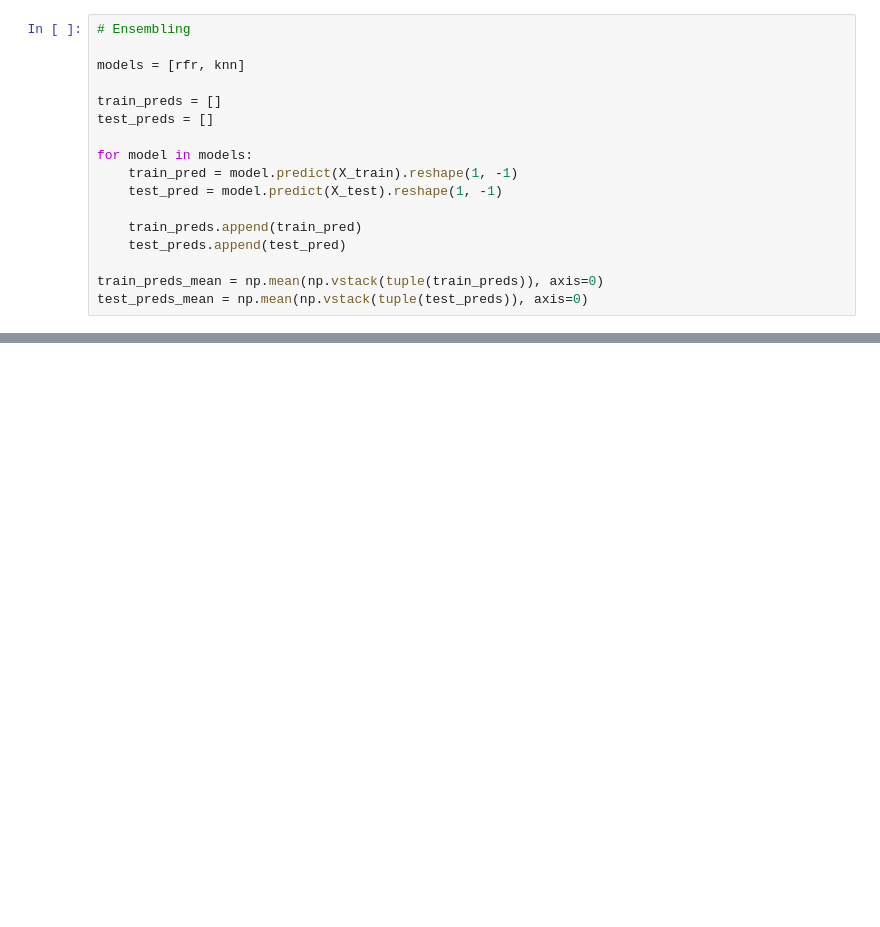
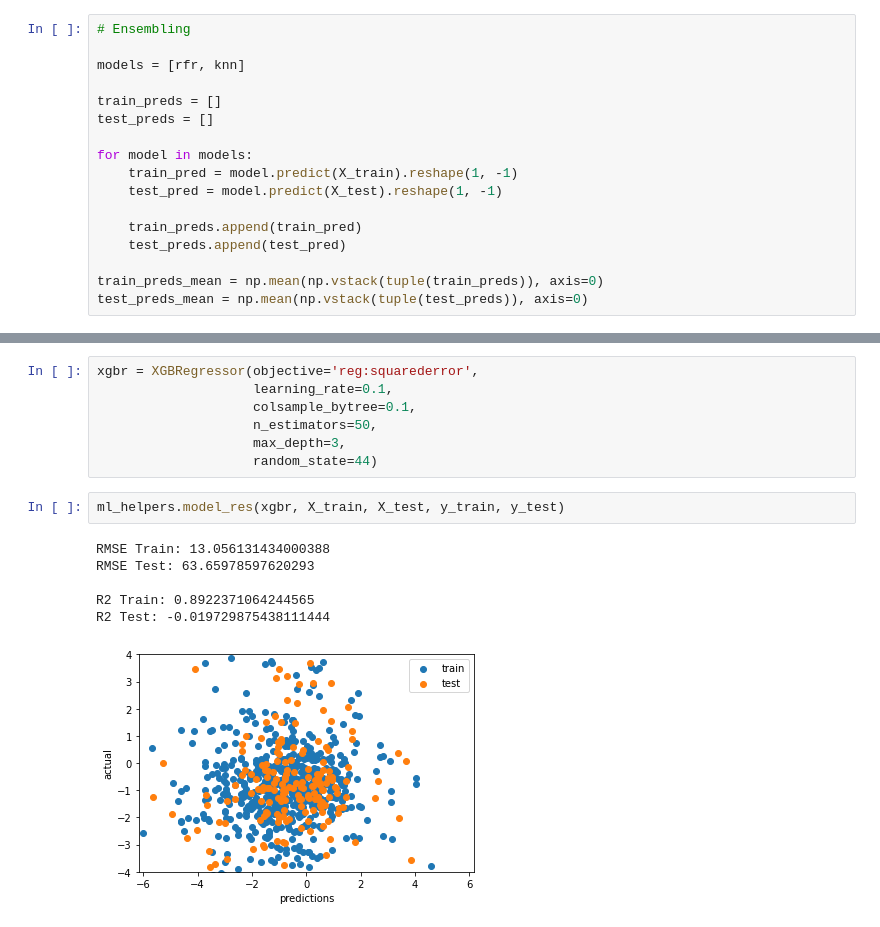
Before and after one commit to salfaris/tradelogger, a Jupyter notebook: training/model_training.ipynb, the cells around one changed output, grey strips where cells are left out. Drawn from its saved outputs; the diff is of its cells as text; blank space fills up the shorter version.

```diff
--- a/training/model_training.ipynb
+++ b/training/model_training.ipynb
@@ -111,0 +135,16 @@ R2 Test: -2.617797830117391
+# %%
+xgbr = XGBRegressor(objective='reg:squarederror',
+                    learning_rate=0.1,
+                    colsample_bytree=0.1,
+                    n_estimators=50,
+                    max_depth=3,
+                    random_state=44)
+# %%
+ml_helpers.model_res(xgbr, X_train, X_test, y_train, y_test)
+# %% [output]
+RMSE Train: 13.056131434000388
+RMSE Test: 63.65978597620293
+
+R2 Train: 0.8922371064244565
+R2 Test: -0.019729875438111444
+[figure, added]
```
Also changed, not shown: parts of 9 cells of this notebook.
